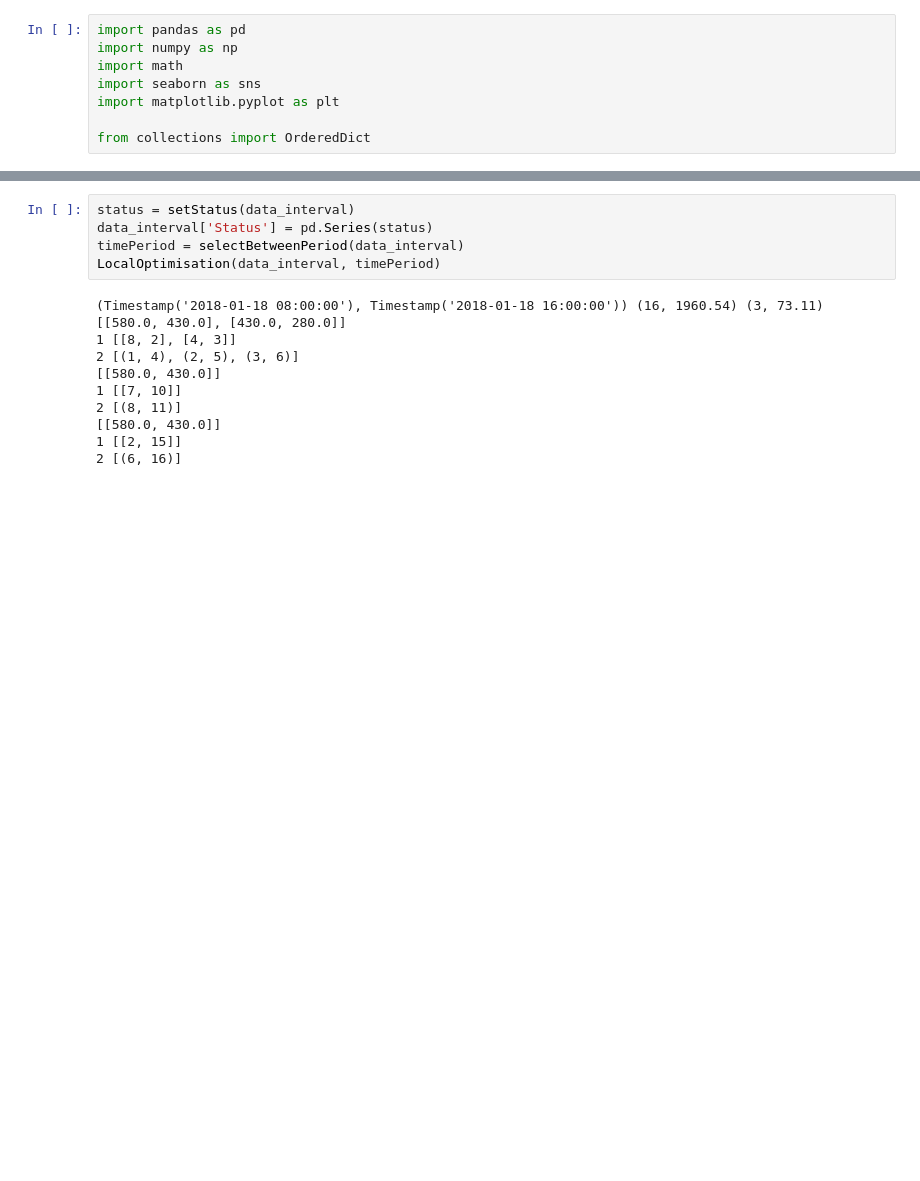
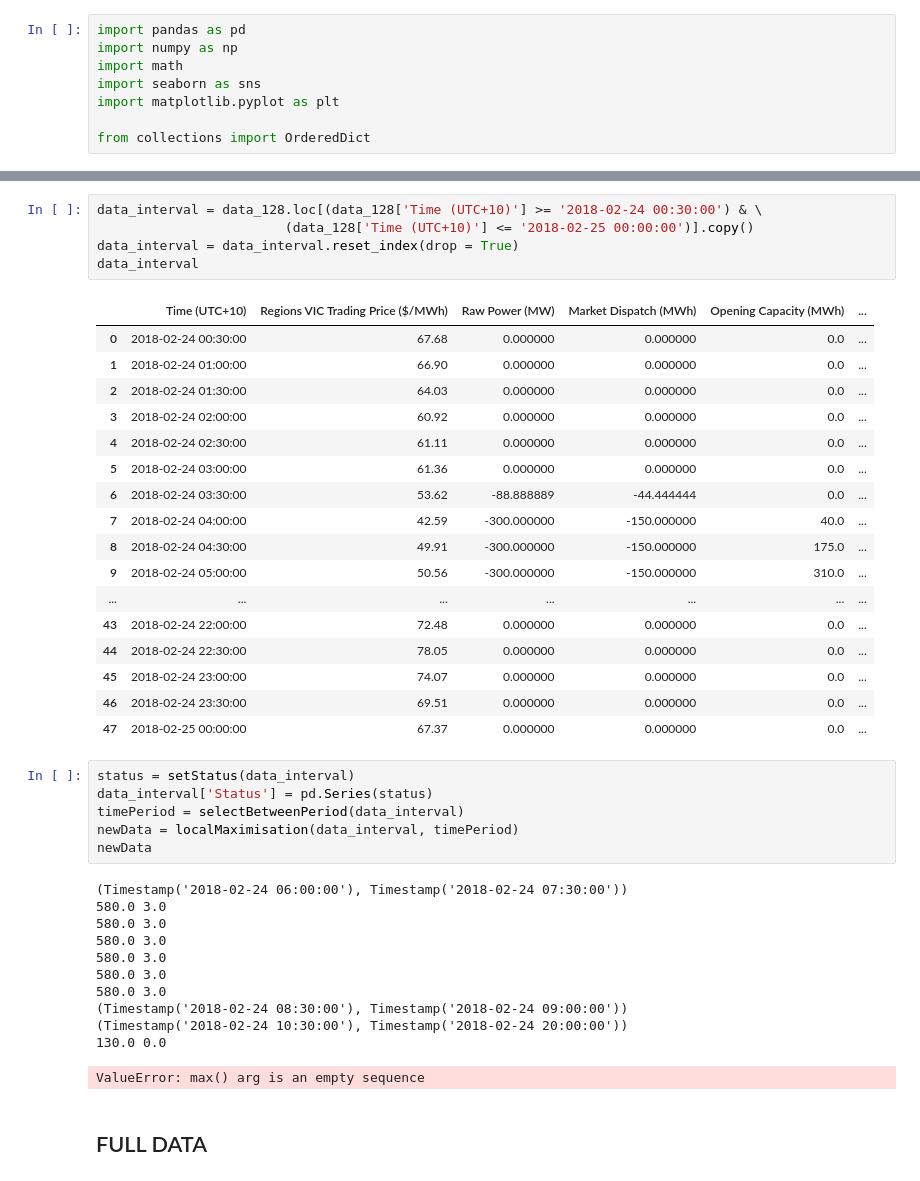
Before and after one commit to rinliauw/energy-market-and-battery-optimization, a Jupyter notebook: code/First Algorithm/Local Maximisation.ipynb, the cells around one changed output, grey strips where cells are left out. Drawn from its saved outputs; the diff is of its cells as text; blank space fills up the shorter version.

```diff
--- a/code/First Algorithm/Local Maximisation.ipynb
+++ b/code/First Algorithm/Local Maximisation.ipynb
@@ -566,16 +554,43 @@ def LocalOptimisation(dataframe, timePeriod):
+# %%
+data_interval = data_128.loc[(data_128['Time (UTC+10)'] >= '2018-02-24 00:30:00') & \
+                        (data_128['Time (UTC+10)'] <= '2018-02-25 00:00:00')].copy()
+data_interval = data_interval.reset_index(drop = True)
+data_interval
+# %% [output]
+|  | Time (UTC+10) | Regions VIC Trading Price ($/MWh) | Raw Power (MW) | Market Dispatch (MWh) | Opening Capacity (MWh) | ... |
+| 0 | 2018-02-24 00:30:00 | 67.68 | 0.000000 | 0.000000 | 0.0 | ... |
+| 1 | 2018-02-24 01:00:00 | 66.90 | 0.000000 | 0.000000 | 0.0 | ... |
+| 2 | 2018-02-24 01:30:00 | 64.03 | 0.000000 | 0.000000 | 0.0 | ... |
+| 3 | 2018-02-24 02:00:00 | 60.92 | 0.000000 | 0.000000 | 0.0 | ... |
+| 4 | 2018-02-24 02:30:00 | 61.11 | 0.000000 | 0.000000 | 0.0 | ... |
+| 5 | 2018-02-24 03:00:00 | 61.36 | 0.000000 | 0.000000 | 0.0 | ... |
+| 6 | 2018-02-24 03:30:00 | 53.62 | -88.888889 | -44.444444 | 0.0 | ... |
+| 7 | 2018-02-24 04:00:00 | 42.59 | -300.000000 | -150.000000 | 40.0 | ... |
+| 8 | 2018-02-24 04:30:00 | 49.91 | -300.000000 | -150.000000 | 175.0 | ... |
+| 9 | 2018-02-24 05:00:00 | 50.56 | -300.000000 | -150.000000 | 310.0 | ... |
+| ... | ... | ... | ... | ... | ... | ... |
+| 43 | 2018-02-24 22:00:00 | 72.48 | 0.000000 | 0.000000 | 0.0 | ... |
+| 44 | 2018-02-24 22:30:00 | 78.05 | 0.000000 | 0.000000 | 0.0 | ... |
+| 45 | 2018-02-24 23:00:00 | 74.07 | 0.000000 | 0.000000 | 0.0 | ... |
+| 46 | 2018-02-24 23:30:00 | 69.51 | 0.000000 | 0.000000 | 0.0 | ... |
+| 47 | 2018-02-25 00:00:00 | 67.37 | 0.000000 | 0.000000 | 0.0 | ... |
 # %%
 status = setStatus(data_interval)
 data_interval['Status'] = pd.Series(status)
 timePeriod = selectBetweenPeriod(data_interval)
-LocalOptimisation(data_interval, timePeriod)
+newData = localMaximisation(data_interval, timePeriod)
+newData
 # %% [output]
-(Timestamp('2018-01-18 08:00:00'), Timestamp('2018-01-18 16:00:00')) (16, 1960.54) (3, 73.11)
-[[580.0, 430.0], [430.0, 280.0]]
-1 [[8, 2], [4, 3]]
-2 [(1, 4), (2, 5), (3, 6)]
-[[580.0, 430.0]]
-1 [[7, 10]]
-2 [(8, 11)]
-[[580.0, 430.0]]
-1 [[2, 15]]
-2 [(6, 16)]
+(Timestamp('2018-02-24 06:00:00'), Timestamp('2018-02-24 07:30:00'))
+580.0 3.0
+580.0 3.0
+580.0 3.0
+580.0 3.0
+580.0 3.0
+580.0 3.0
+(Timestamp('2018-02-24 08:30:00'), Timestamp('2018-02-24 09:00:00'))
+(Timestamp('2018-02-24 10:30:00'), Timestamp('2018-02-24 20:00:00'))
+130.0 0.0
+ValueError: max() arg is an empty sequence
+# %% [markdown]
+## FULL DATA
```
Also changed, not shown: parts of 10 cells of this notebook, 3 other files.
